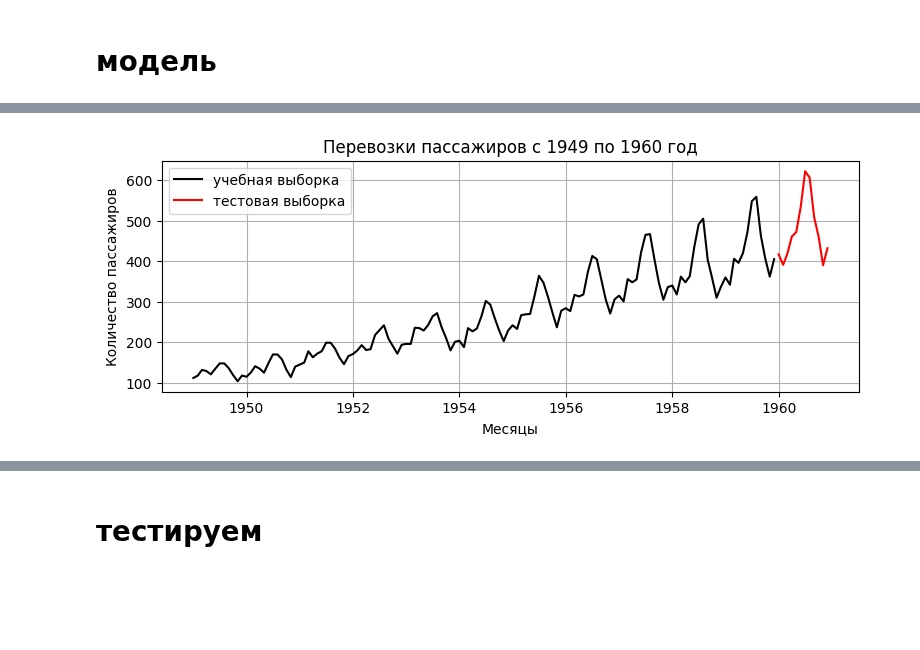
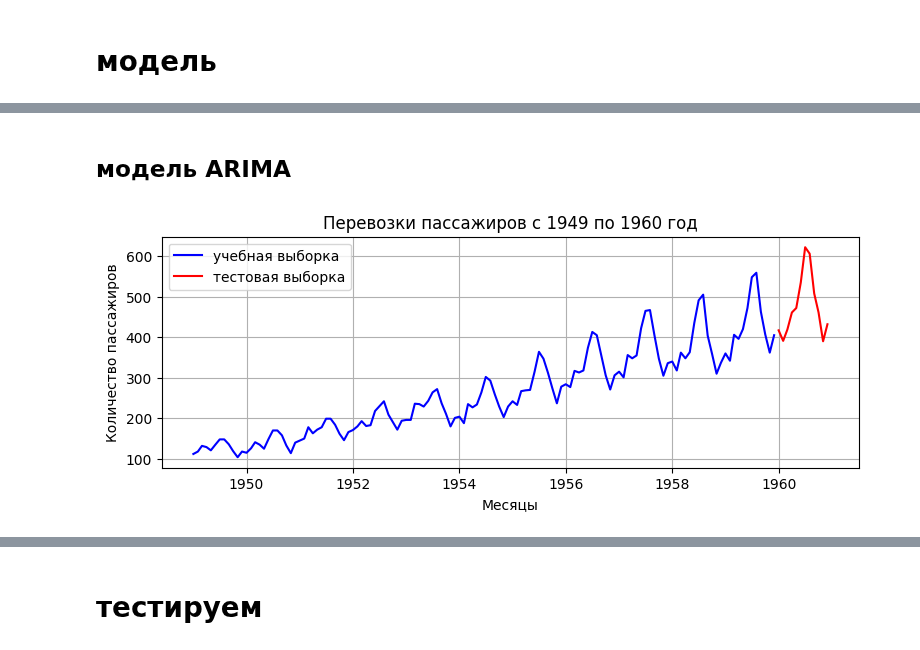
Before and after one commit to mechanoid5/ml_lectorium_2024_I, a Jupyter notebook: examples/22-time-series/01-arima-pass.ipynb, the cells around one changed output, grey strips where cells are left out. Cells and saved outputs as stored; diff of their text form; code cells hidden in the pictures; blank space fills up the shorter version.

```diff
--- a/examples/22-time-series/01-arima-pass.ipynb
+++ b/examples/22-time-series/01-arima-pass.ipynb
@@ -180,0 +189,16 @@ ax[2].grid()
+# %%
+from sklearn.preprocessing import PolynomialFeatures
+
+degree = 9
+
+y = df['#Passengers'].values
+
+x =  PolynomialFeatures(
+        degree=degree,
+        interaction_only=False,
+        include_bias=True,
+    ).fit_transform( np.arange(len(y)).reshape(-1,1) )
+# %%
+from sklearn.linear_model import LinearRegression
+
+df['regr']  = LinearRegression().fit(x,y).predict(x)
@@ -181,21 +216,24 @@ ax[2].grid()
+# %% [markdown]
+## модель ARIMA
 # %%
 # разобьём данные на обучающую и тестовую выборки
 
 # обучающая выборка будет включать данные до декабря 1959 года включительно
-train = df[:'1959-12']['#Passengers']
+train = df[:'1959-12']
 
 # тестовая выборка начнется с января 1960 года (по сути, один год)
-test = df['1960-01':]['#Passengers']
+test = df['1960-01':]
+# %%
+train.index = pd.DatetimeIndex(train.index.values, freq=train.index.inferred_freq)
 # %%
 fig,ax = plt.subplots(figsize = (9,3))
-ax.plot(train, color = 'black',label='учебная выборка')
-ax.plot(test, color = 'red',label='тестовая выборка')
-
+ax.plot(train['#Passengers'], color = 'blue',label='учебная выборка')
+ax.plot(test['#Passengers'], color = 'red',label='тестовая выборка')
 ax.set_xlabel('Месяцы', )
 ax.set_ylabel('Количество пассажиров',)
 ax.set_title('Перевозки пассажиров с 1949 по 1960 год', )
 ax.legend(title = '', loc = 'upper left', )
 ax.grid()
 # %% [output]
-[figure, old version]
+[figure, new version]
 # %%
```
Also changed, not shown: parts of 37 cells of this notebook, 2 other files.
